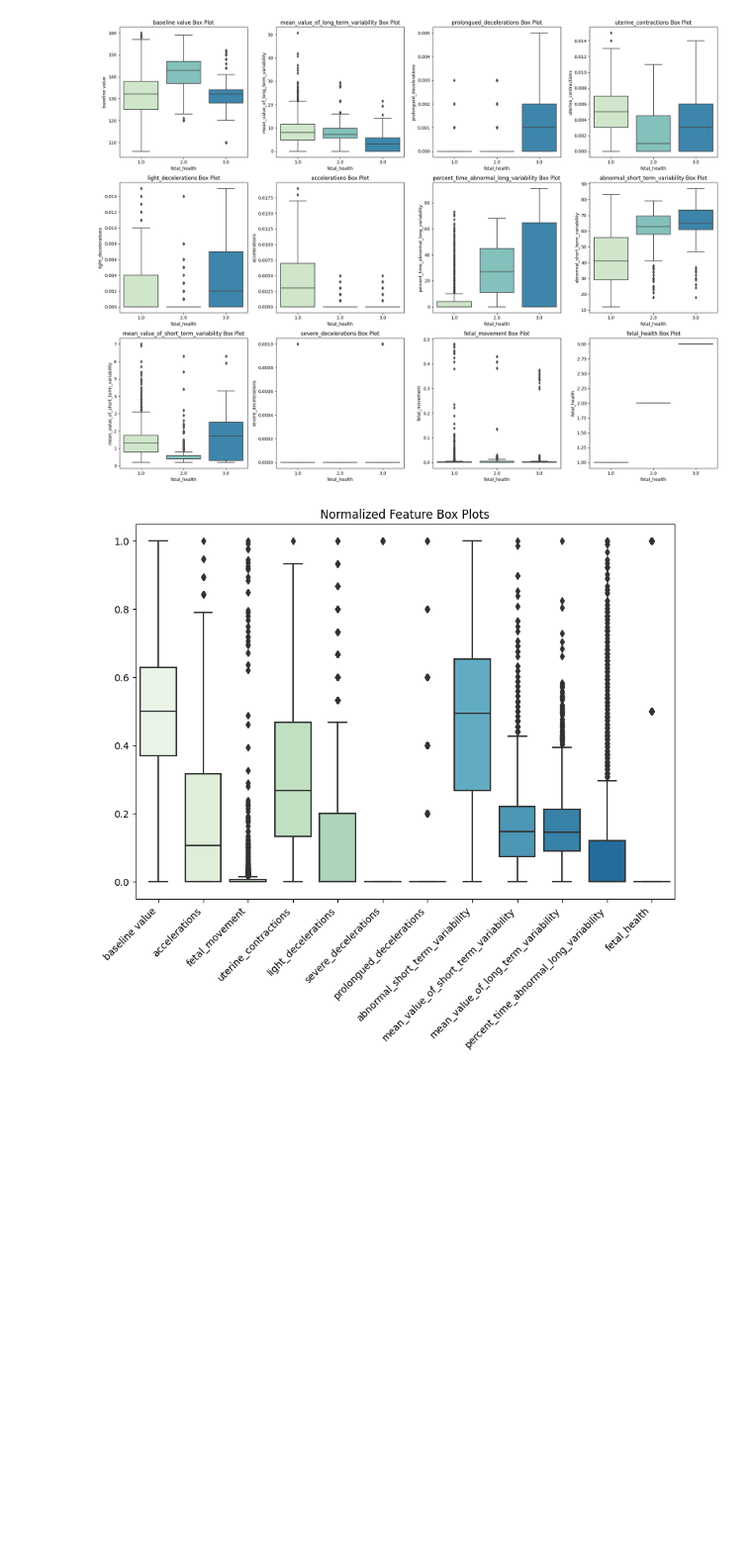
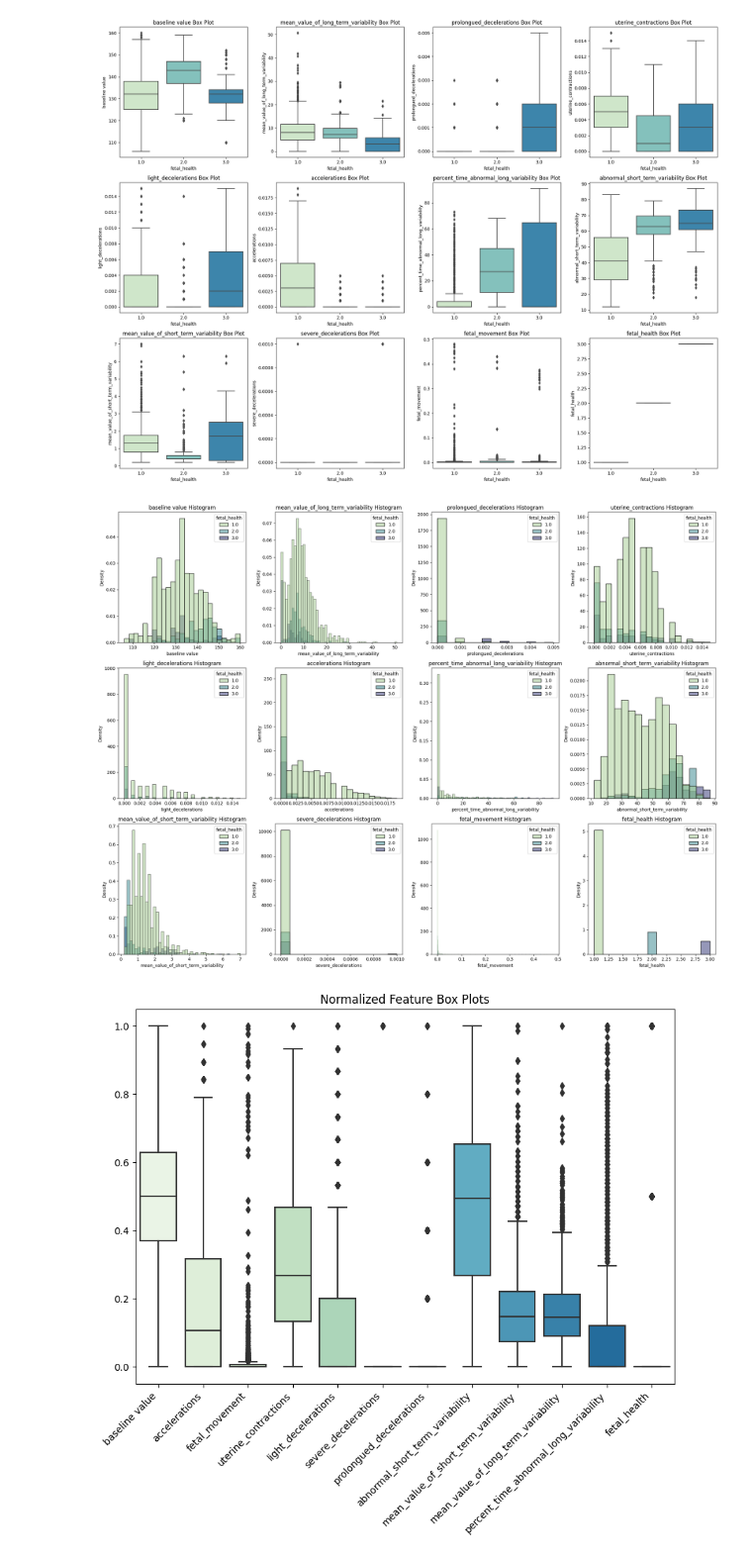
Before and after one commit to dgambone3/Fetal_Health_Prediction, a Jupyter notebook: DM_Project.ipynb, the cells around one changed output. Shown at 99% size. Cells and saved outputs as stored; diff of their text form; code cells hidden in the pictures; blank space fills up the shorter version.

```diff
--- a/DM_Project.ipynb
+++ b/DM_Project.ipynb
@@ -174,6 +186,27 @@ fig.tight_layout()
 plt.show()
 # %% [output]
 [figure]
+# %%
+fig = plt.figure(figsize=(20,15))
+axes = fig.subplots(3,4)
+i = 0
+j = 0
+for col in feat[:-2]:
+  sns.histplot(data=feat,
+                x=feat[col],
+                hue=feat['fetal_health'],
+                stat='density',
+                palette='crest',
+                ax=axes[i,j],)
+  axes[i,j].set_title(f'{col} Histogram')
+  i+=1
+  j+=1
+  if j == 4: j=0
+  if i == 3: i=0
+fig.tight_layout()
+plt.show()
+# %% [output]
+[figure, added]
 # %%
 from sklearn.preprocessing import MinMaxScaler
 minmax = MinMaxScaler(feature_range=(0,1)).set_output(transform='pandas')
```
Also changed, not shown: parts of 45 cells of this notebook.
